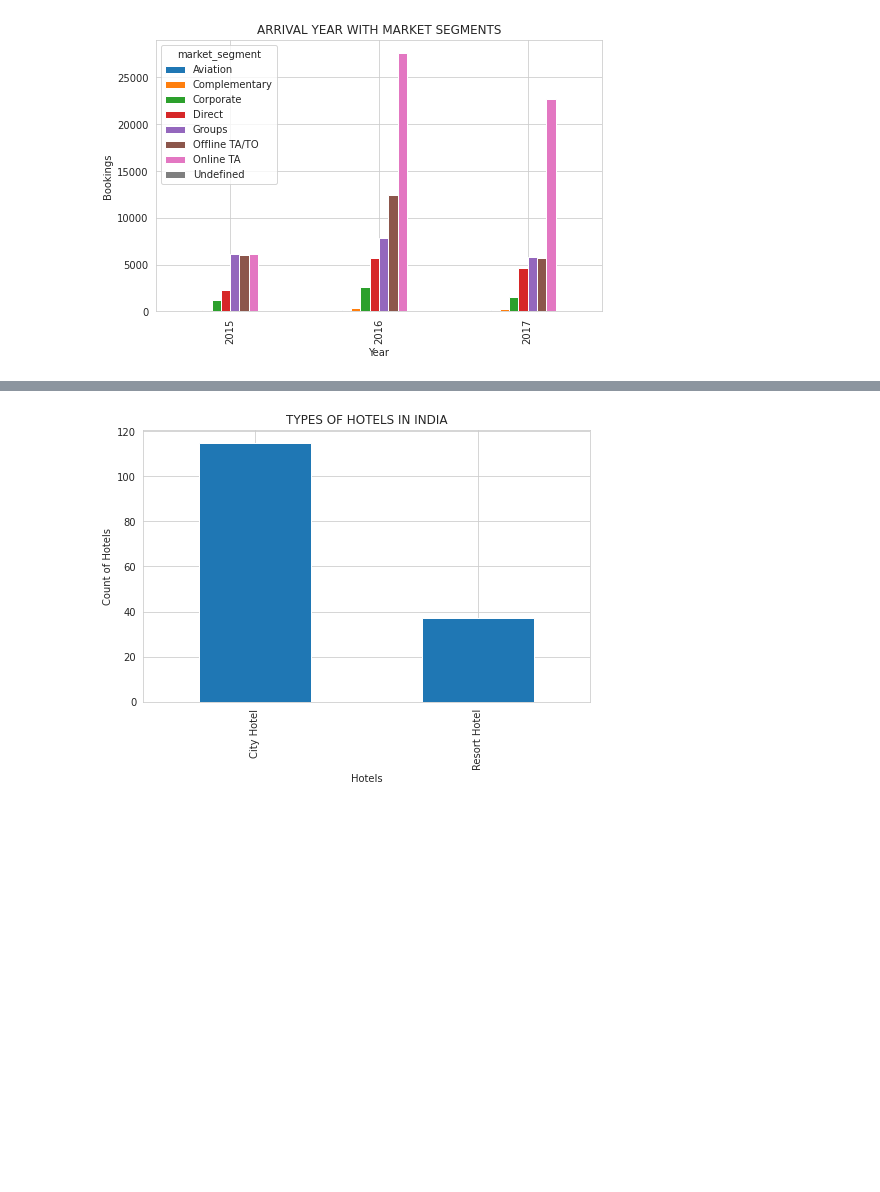
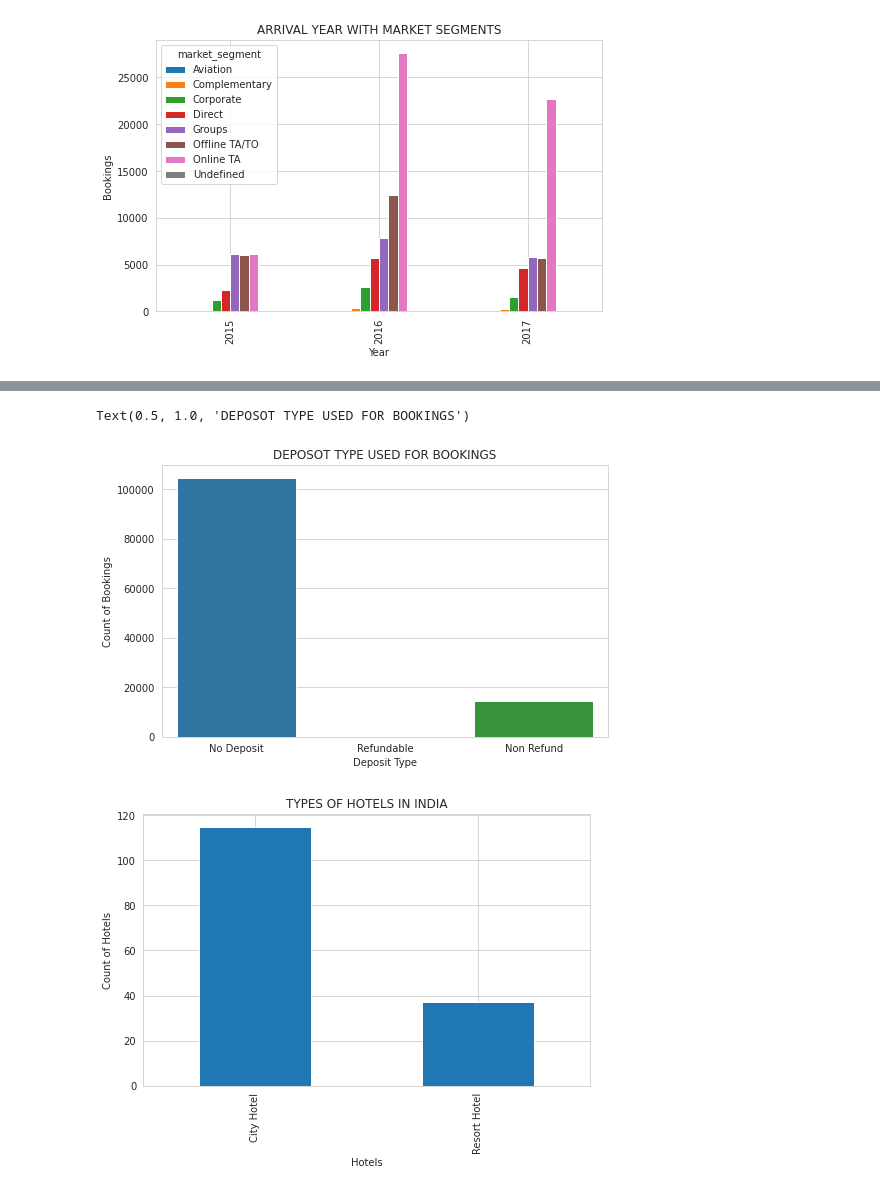
Before and after one commit to amolprabhu/Hotel_Booking_Analysis, a Jupyter notebook: Amol_Prabhu_Hotel_Booking_Analysis_Capstone_Project.ipynb, the cells around one changed output, grey strips where cells are left out. Drawn from its saved outputs; the diff is of its cells as text; code cells hidden in the pictures; blank space fills up the shorter version.

```diff
--- a/Amol_Prabhu_Hotel_Booking_Analysis_Capstone_Project.ipynb
+++ b/Amol_Prabhu_Hotel_Booking_Analysis_Capstone_Project.ipynb
@@ -272,3 +335,12 @@ data.head()
+# %%
+# Graph showing deposit type used for bookings
+sns.countplot(data=data, x = data['deposit_type'])
+plt.xlabel('Deposit Type')
+plt.ylabel('Count of Bookings')
+plt.title('DEPOSOT TYPE USED FOR BOOKINGS')
+# %% [output]
+Text(0.5, 1.0, 'DEPOSOT TYPE USED FOR BOOKINGS')
+[figure, added]
 # %%
 # filtering out hotels in India
 indian_hotels = data[data['country'] == "IND"]
```
Also changed, not shown: parts of 10 cells of this notebook.
